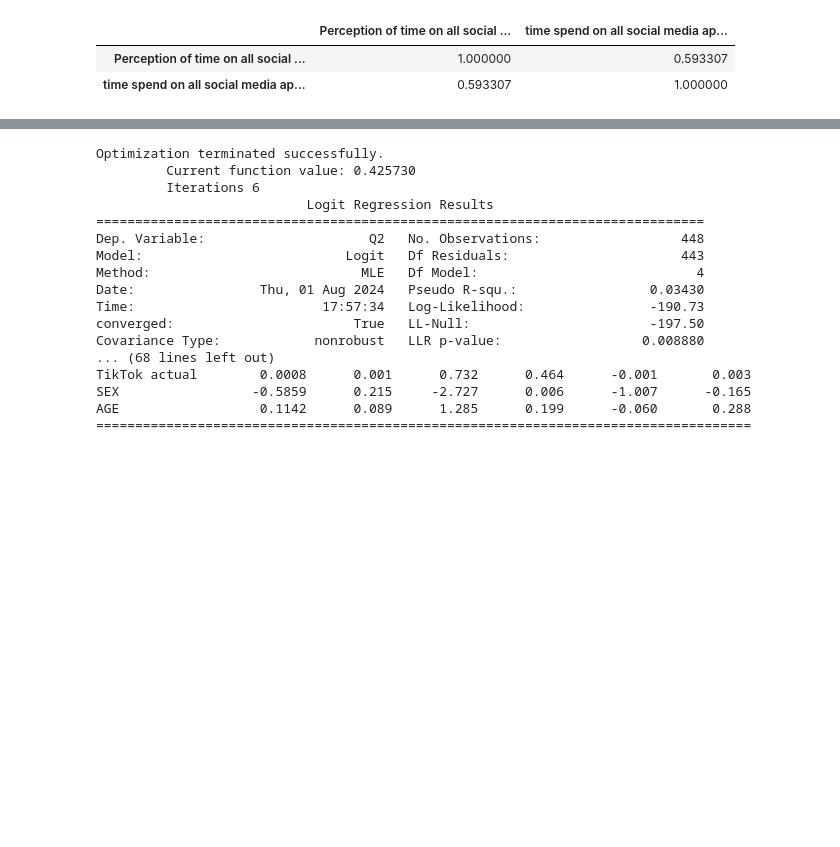
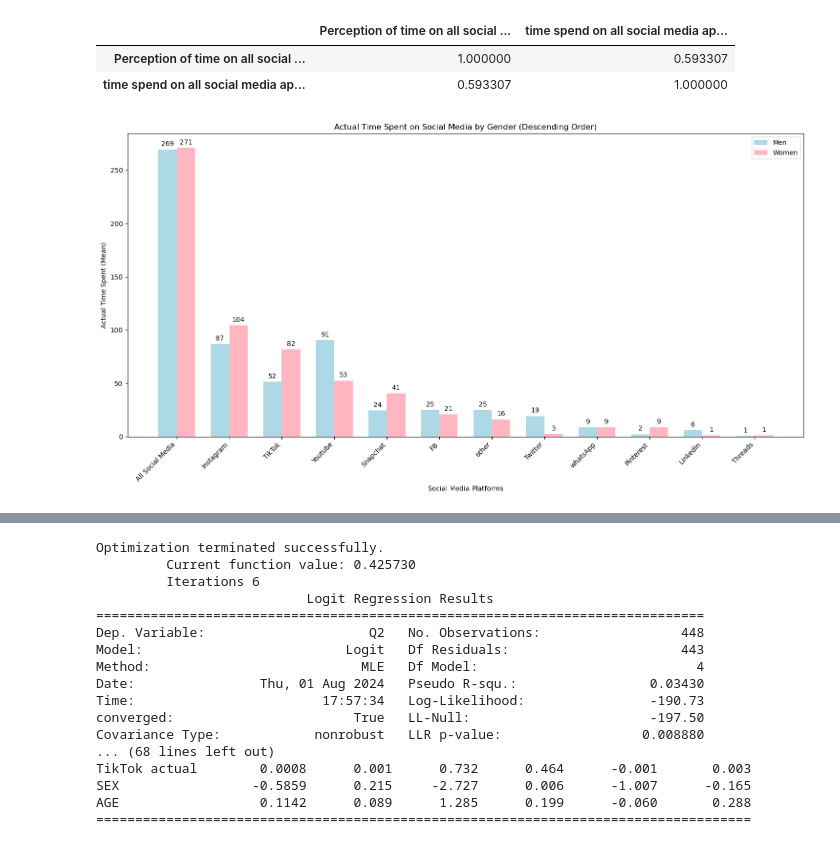
Before and after one commit to MBrigita/the-influence-of-social-media-on-cognitive-control-and-risk-taking, a Jupyter notebook: analysis2.ipynb, the cells around one changed output, grey strips where cells are left out. Drawn from its saved outputs; the diff is of its cells as text; code cells hidden in the pictures; blank space fills up the shorter version.

```diff
--- a/analysis2.ipynb
+++ b/analysis2.ipynb
@@ -362,7 +360,7 @@ Pair: ('Q7a', 'Q7b'), Result: {'chi2': 96.41642146599622, 'p-value': 9.309181871
 # %%
 # Analyze social media usage
 
-sm_columns = ['Perception of time on all social media',
+sm_columns = ['SEX','Perception of time on all social media',
        'Other social media', 'Instagram perception', 'TikTok perception',
        'FB perception', 'whatsApp perception', 'LinkedIn perception',
        'Twitter perception', 'Youtube perception', 'Snapchat perception',
@@ -518,6 +565,66 @@ correlation
 |  | Perception of time on all social ... | time spend on all social media ap... |
 | Perception of time on all social ... | 1.000000 | 0.593307 |
 | time spend on all social media ap... | 0.593307 | 1.000000 |
+# %%
+import numpy as np
+import matplotlib.pyplot as plt
+
+# Filter data by gender
+sm_data_men = sm_data[sm_data['SEX'] == 1]
+sm_data_women = sm_data[sm_data['SEX'] == 2]
+
+# Calculate the mean actual usage for each platform and overall social media usage for both genders
+actual_values_men = {media: sm_data_men[f"{media} actual"].mean() for media in social_media}
+actual_values_women = {media: sm_data_women[f"{media} actual"].mean() for media in social_media}
+
+# Include the overall social media time
+actual_values_men['All Social Media'] = sm_data_men['time spend on all social media apps actual'].mean()
+actual_values_women['All Social Media'] = sm_data_women['time spend on all social media apps actual'].mean()
+
+# Calculate the average actual usage across both genders for sorting purposes
+average_actual_values = {media: sm_data[f"{media} actual"].mean() for media in social_media}
+average_actual_values['All Social Media'] = sm_data['time spend on all social media apps actual'].mean()
+# Sort the platforms (including 'All Social Media') by the average actual usage in descending order
+sorted_social_media = sorted(average_actual_values, key=average_actual_values.get, reverse=True)
+
+# Extract the sorted values for men and women
+actual_values_sorted_men = [actual_values_men[media] for media in sorted_social_media]
+actual_values_sorted_women = [actual_values_women[media] for media in sorted_social_media]
+
+x = np.arange(len(sorted_social_media))  # the label locations
+width = 0.35  # the width of the bars
+
+fig, ax = plt.subplots(figsize=(15, 8))
+
+rects1 = ax.bar(x - width/2, actual_values_sorted_men, width, label='Men', color='lightblue')
+rects2 = ax.bar(x + width/2, actual_values_sorted_women, width, label='Women', color='lightpink')
+
+# Add some text for labels, title, and custom x-axis tick labels, etc.
+ax.set_xlabel('Social Media Platforms')
+ax.set_ylabel('Actual Time Spent (Mean)')
+ax.set_title('Actual Time Spent on Social Media by Gender (Descending Order)')
+ax.set_xticks(x)
+ax.set_xticklabels(sorted_social_media, rotation=45, ha='right')
+ax.legend()
+
+def autolabel(rects):
+    """Attach a text label above each bar in *rects*, displaying its height."""
+    for rect in rects:
+        height = rect.get_height()
+        ax.annotate('{}'.format(int(round(height))),
+                    xy=(rect.get_x() + rect.get_width() / 2, height),
+                    xytext=(0, 3),  # 3 points vertical offset
+                    textcoords="offset points",
+                    ha='center', va='bottom')
+
+autolabel(rects1)
+autolabel(rects2)
+
+fig.tight_layout()
+
+plt.show()
+# %% [output]
+[figure, added]
 # %%
 
 correlation = survey[['Q2','Q3','Q4','Q5','Q6','Q9_2','Q8','Q9','Q7a','Q7b' ,'time spend on all social media apps actual','SEX','Instagram actual','TikTok actual']].corr()
```
Also changed, not shown: parts of 10 cells of this notebook, 41 other files.
